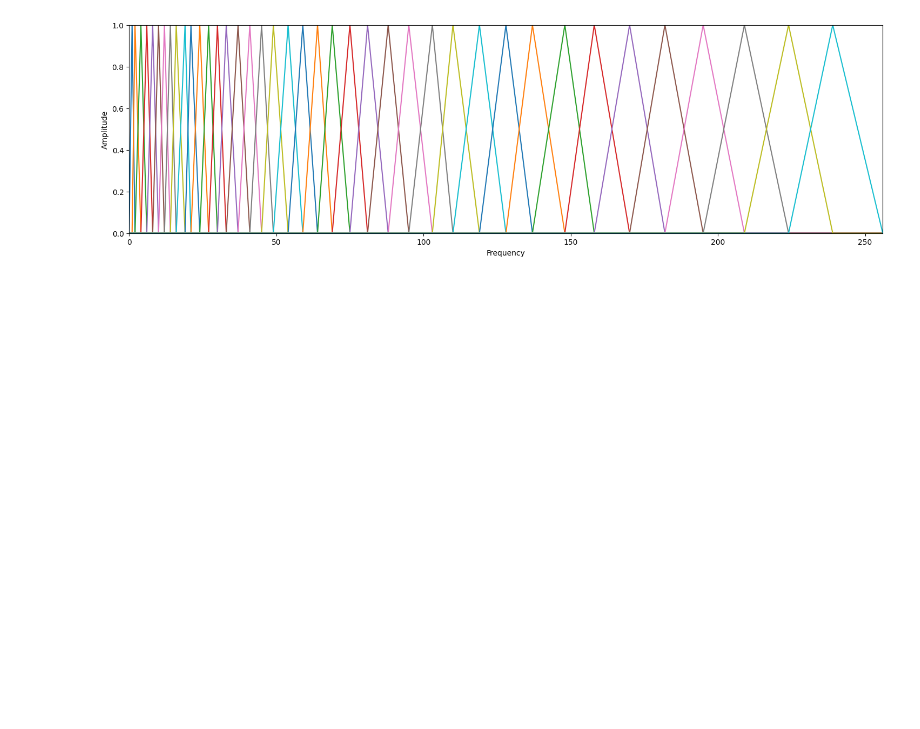
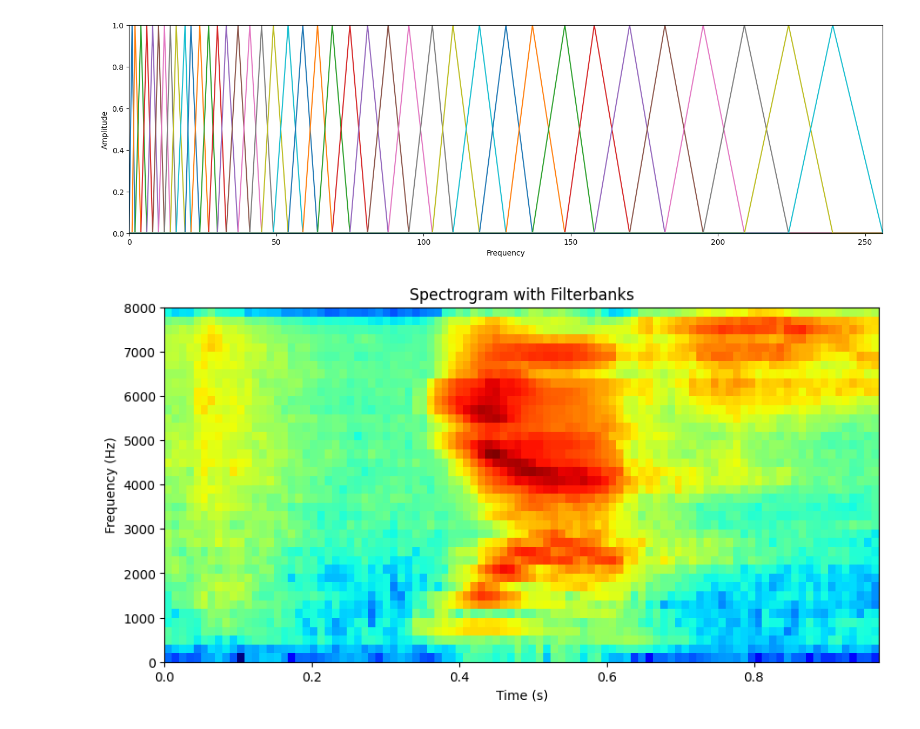
Before and after one commit to HiImGabry/speech-recognition-representation-unica-dl, a Jupyter notebook: Filter_Banks.ipynb, the cells around one changed output. Saved outputs shown, nothing was run; the diff lists cells and outputs as text; code cells hidden in the pictures; blank space fills up the shorter version.

```diff
--- a/Filter_Banks.ipynb
+++ b/Filter_Banks.ipynb
@@ -204,3 +204,15 @@ for n in range(fbank.shape[0]):
 MEL min: 0
 MEL max: 2840.023046708319
 [figure]
+# %%
+time_frames = np.arange(0, num_frames) * frame_stride
+plt.figure(figsize=(10, 5))
+
+plt.imshow(filter_banks.T, origin='lower', aspect='auto', cmap='jet', extent=[time_frames[0], time_frames[-1], hz_points[0], hz_points[-1]])
+
+plt.title('Spectrogram with Filterbanks')
+plt.ylabel('Frequency (Hz)')
+plt.xlabel('Time (s)')
+plt.show()
+# %% [output]
+[figure, added]
```
Also changed, not shown: parts of 6 cells of this notebook.
